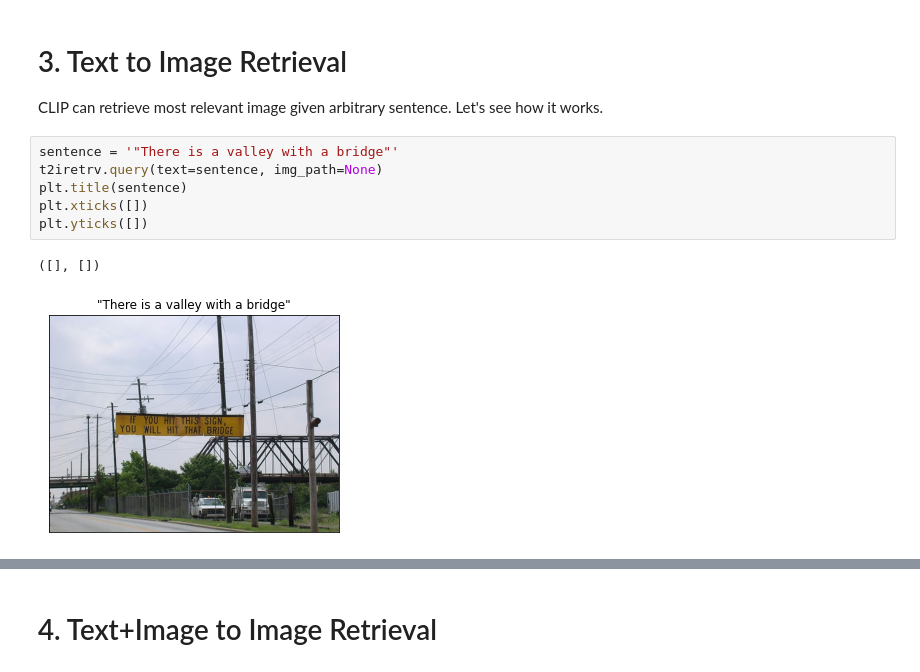
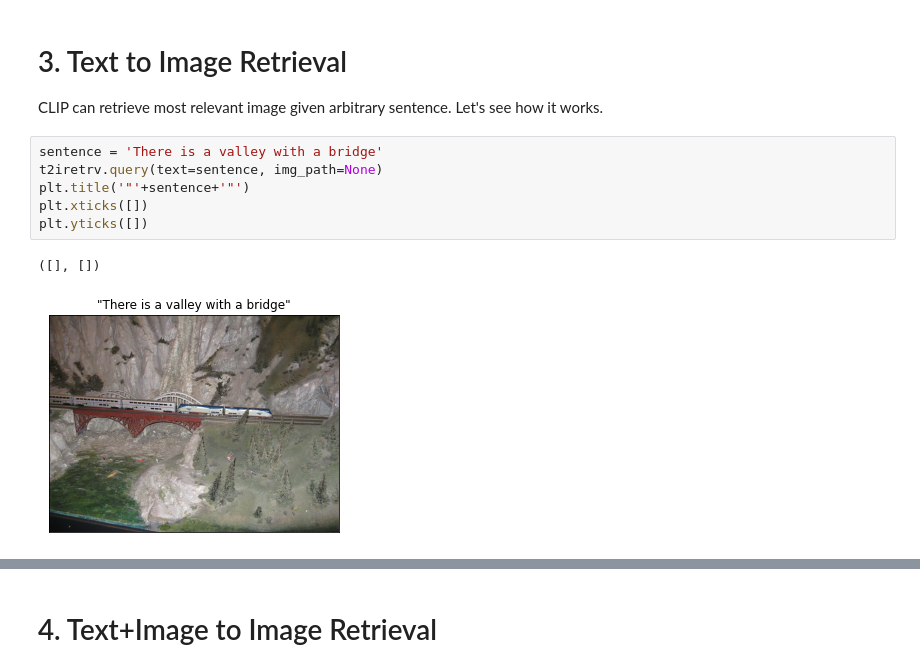
Before and after one commit to dgjun32/CLIP-tensorflow, a Jupyter notebook: code/image_retrieval_demo.ipynb, the cells around one changed output, grey strips where cells are left out. Cells and saved outputs as stored; diff of their text form.

```diff
--- a/code/demo.ipynb
+++ b/code/image_retrieval_demo.ipynb
@@ -91,14 +91,14 @@ There is precomputed embeddings
 # 3. Text to Image Retrieval
 CLIP can retrieve most relevant image given arbitrary sentence. Let's see  how it works.
 # %%
-sentence = '"There is a valley with a bridge"'
+sentence = 'There is a valley with a bridge'
 t2iretrv.query(text=sentence, img_path=None)
-plt.title(sentence)
+plt.title('"'+sentence+'"')
 plt.xticks([])
 plt.yticks([])
 # %% [output]
 ([], [])
-[figure, old version]
+[figure, new version]
 # %%
 sentence = '"Puppy eating meal"'
 t2iretrv.query(text=sentence, img_path=None)
```
Also changed, not shown: parts of 2 cells of this notebook.
